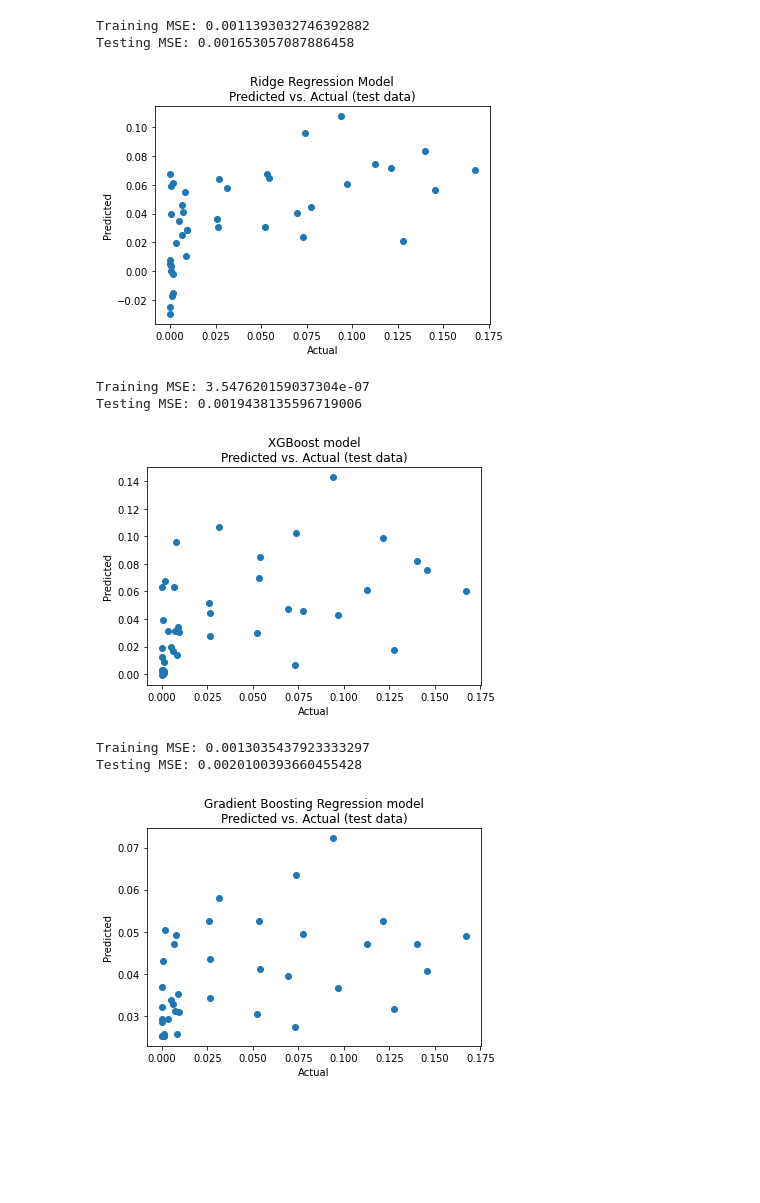
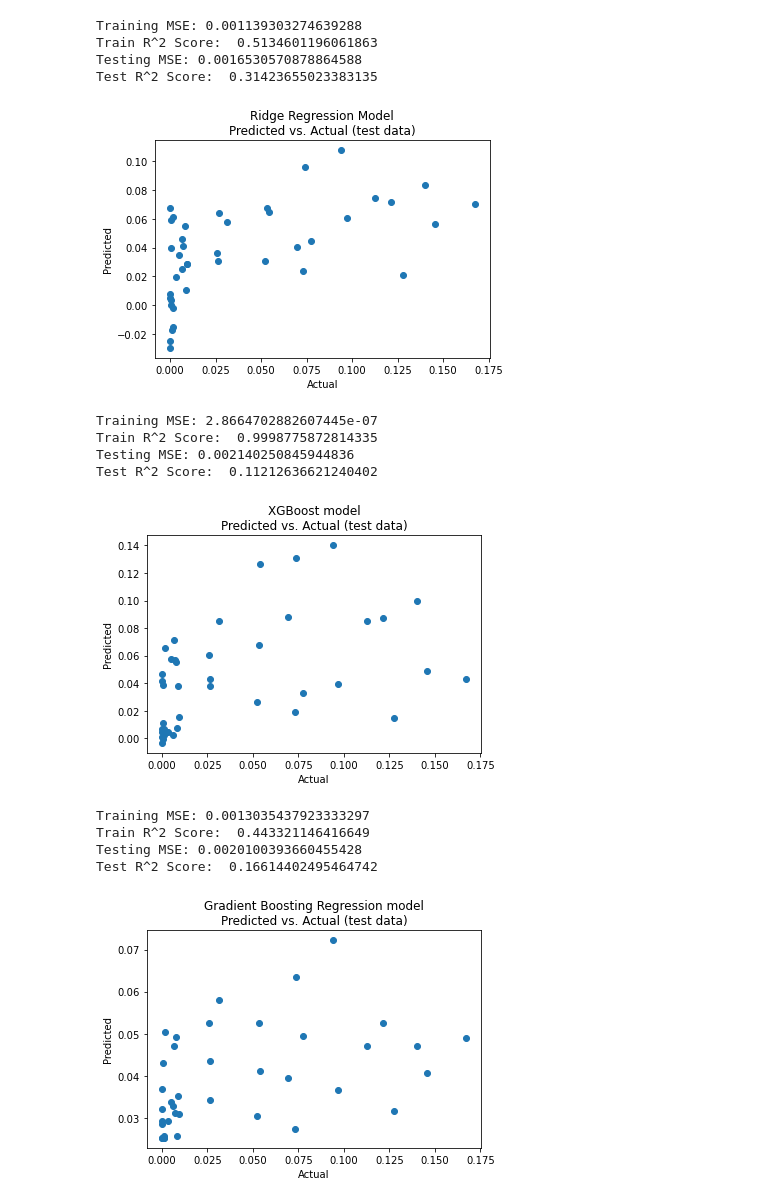
Before and after one commit to maria-jl/BMEN-415, a Jupyter notebook: Models/Regression_Models_Kayla.ipynb, the cells around one changed output. Saved outputs shown, nothing was run; the diff lists cells and outputs as text; code cells hidden in the pictures; blank space fills up the shorter version.

```diff
--- a/Models/Regression_Models_Kayla.ipynb
+++ b/Models/Regression_Models_Kayla.ipynb
@@ -27,9 +28,14 @@ rr.fit(X_train, y_train)
 y_train_pred1 = rr.predict(X_train)
 y_test_pred1 = rr.predict(X_test)
 
+r2_test1 = r2_score(y_test, y_test_pred1)
+r2_train1 = r2_score(y_train, y_train_pred1)
+
 
 print('Training MSE:', mean_squared_error(y_train, y_train_pred1))
+print("Train R^2 Score: ", r2_train1)
 print('Testing MSE:', mean_squared_error(y_test, y_test_pred1))
+print("Test R^2 Score: ", r2_test1)
 
 fig = plt.figure()
 ax1 = fig.add_subplot(111)
@@ -41,33 +47,42 @@ plt.ylabel('Predicted')
 
 plt.show()
 # %% [output]
-Training MSE: 0.0011393032746392882
-Testing MSE: 0.001653057087886458
+Training MSE: 0.001139303274639288
+Train R^2 Score:  0.5134601196061863
+Testing MSE: 0.0016530570878864588
+Test R^2 Score:  0.31423655023383135
 [figure]
 # %%
 # XGBoost model
-xgb = XGBRegressor(n_estimators=1000, learning_rate=0.05, random_state=42)
+xgb = XGBRegressor()
 xgb.fit(X_train, y_train)
 
 y_train_pred2 = xgb.predict(X_train)
 y_test_pred2 = xgb.predict(X_test)
 
+r2_test2 = r2_score(y_test, y_test_pred2)
+r2_train2 = r2_score(y_train, y_train_pred2)
+
 print('Training MSE:', mean_squared_error(y_train, y_train_pred2))
+print("Train R^2 Score: ", r2_train2)
 print('Testing MSE:', mean_squared_error(y_test, y_test_pred2))
+print("Test R^2 Score: ", r2_test2)
 
 fig = plt.figure()
 ax1 = fig.add_subplot(111)
 
 plt.scatter(y_test, y_test_pred2)
 plt.title('XGBoost model\nPredicted vs. Actual (test data)')
 plt.xlabel('Actual')
 plt.ylabel('Predicted')
 
 plt.show()
 # %% [output]
-Training MSE: 3.547620159037304e-07
-Testing MSE: 0.0019438135596719006
+Training MSE: 2.8664702882607445e-07
+Train R^2 Score:  0.9998775872814335
+Testing MSE: 0.002140250845944836
+Test R^2 Score:  0.11212636621240402
-[figure, old version]
+[figure, new version]
 # %%
 # Gradient Boosting Regression model
 gbr = GradientBoostingRegressor(n_estimators=50, learning_rate=0.01, random_state=24)
@@ -76,8 +91,13 @@ gbr.fit(X_train, y_train)
 y_train_pred3 = gbr.predict(X_train)
 y_test_pred3 = gbr.predict(X_test)
 
+r2_test3 = r2_score(y_test, y_test_pred3)
+r2_train3 = r2_score(y_train, y_train_pred3)
+
 print('Training MSE:', mean_squared_error(y_train, y_train_pred3))
+print("Train R^2 Score: ", r2_train3)
 print('Testing MSE:', mean_squared_error(y_test, y_test_pred3))
+print("Test R^2 Score: ", r2_test3)
 
 fig = plt.figure()
 ax1 = fig.add_subplot(111)
@@ -90,5 +110,7 @@ plt.ylabel('Predicted')
 plt.show()
 # %% [output]
 Training MSE: 0.0013035437923333297
+Train R^2 Score:  0.443321146416649
 Testing MSE: 0.0020100393660455428
+Test R^2 Score:  0.16614402495464742
 [figure]
```
Also changed, not shown: parts of 1 cell of this notebook, 3 other files.
